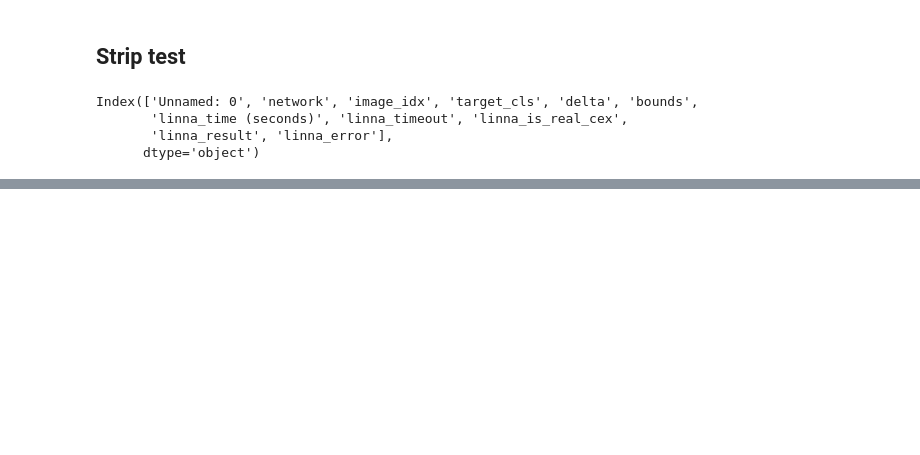
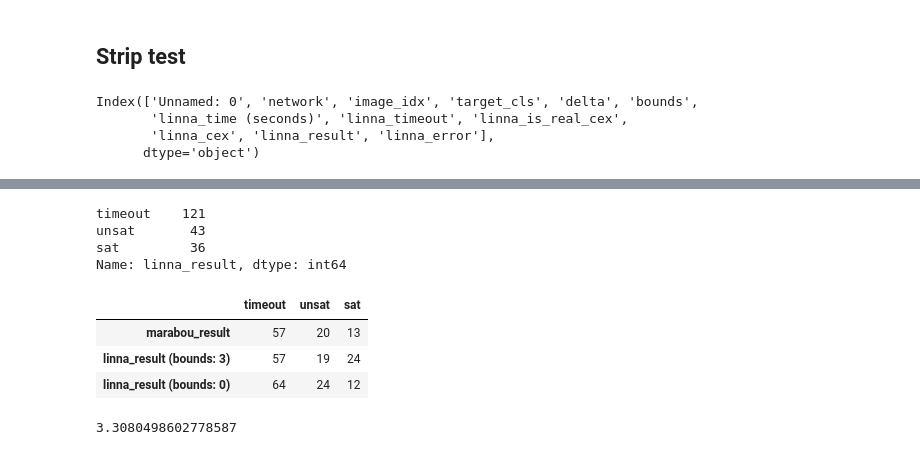
Before and after one commit to cxlvinchau/LiNNA, a Jupyter notebook: experiments/verification/mnist/robust_experiment_data/Evaluate Data.ipynb, the cells around one changed output, grey strips where cells are left out. Cells and saved outputs as stored; diff of their text form; code cells hidden in the pictures; blank space fills up the shorter version.

```diff
--- a/experiments/verification/mnist/robust_experiment_data/Evaluate Data.ipynb
+++ b/experiments/verification/mnist/robust_experiment_data/Evaluate Data.ipynb
@@ -2,5 +2,5 @@
 import pandas as pd
 import plotly.express as px
 # %%
-df = pd.read_csv("20230122-062257.csv")
+df1 = pd.read_csv("20230127-203558.csv")
 # %%
@@ -20,12 +22,12 @@ px.parallel_categories(df, dimensions=["delta", "marabou_result", "linna_result"
 # %% [markdown]
 ## Strip test
 # %%
-df = pd.read_csv("../robust_experiment_data_semantic/20230122-182307.csv")
-df["bounds"] = df["bounds"].apply(lambda t: float(t.strip("()").split(",")[0]))
-df.columns
+df2 = pd.read_csv("../robust_experiment_data_semantic/20230128-185512.csv")
+df2["bounds"] = df2["bounds"].apply(lambda t: float(t.strip("()").split(",")[0]))
+df2.columns
 # %% [output]
 Index(['Unnamed: 0', 'network', 'image_idx', 'target_cls', 'delta', 'bounds',
        'linna_time (seconds)', 'linna_timeout', 'linna_is_real_cex',
-       'linna_result', 'linna_error'],
+       'linna_cex', 'linna_result', 'linna_error'],
       dtype='object')
 # %%
@@ -33,2 +35,31 @@ px.parallel_categories(df[df["delta"] == 0.02], dimensions=["delta", "bounds", "
 # %% [output]
 [interactive output not drawn]
+# %%
+df2["linna_result"].value_counts()
+# %% [output]
+timeout    121
+unsat       43
+sat         36
+Name: linna_result, dtype: int64
+# %%
+marabou = df1[df1["image_idx"] <= 44]["marabou_result"].value_counts()
+
+df2 = df2
+
+linna3 = df2[df2["bounds"] == 3]["linna_result"].value_counts()
+linna3.name = "linna_result (bounds: 3)"
+
+linna0 = df2[df2["bounds"] == 0]["linna_result"].value_counts()
+linna0.name = "linna_result (bounds: 0)"
+
+table = pd.DataFrame([marabou, linna3, linna0])
+table
+# %% [output]
+|  | timeout | unsat | sat |
+| marabou_result | 57 | 20 | 13 |
+| linna_result (bounds: 3) | 57 | 19 | 24 |
+| linna_result (bounds: 0) | 64 | 24 | 12 |
+# %%
+df2[df2["linna_result"] == "sat"]["linna_time (seconds)"].mean()
+# %% [output]
+3.3080498602778587
```
Also changed, not shown: parts of 3 cells of this notebook, 14 other files.
